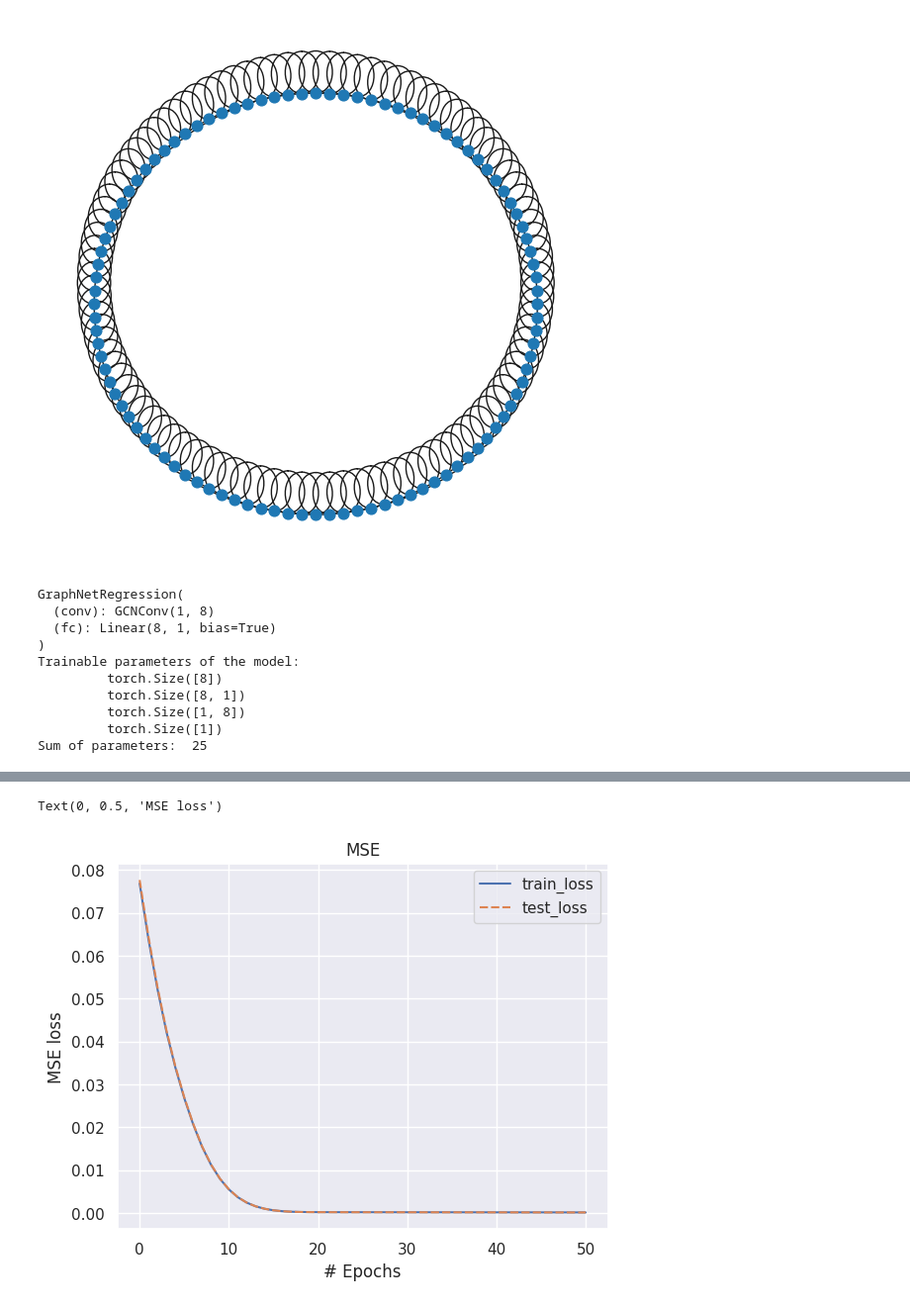
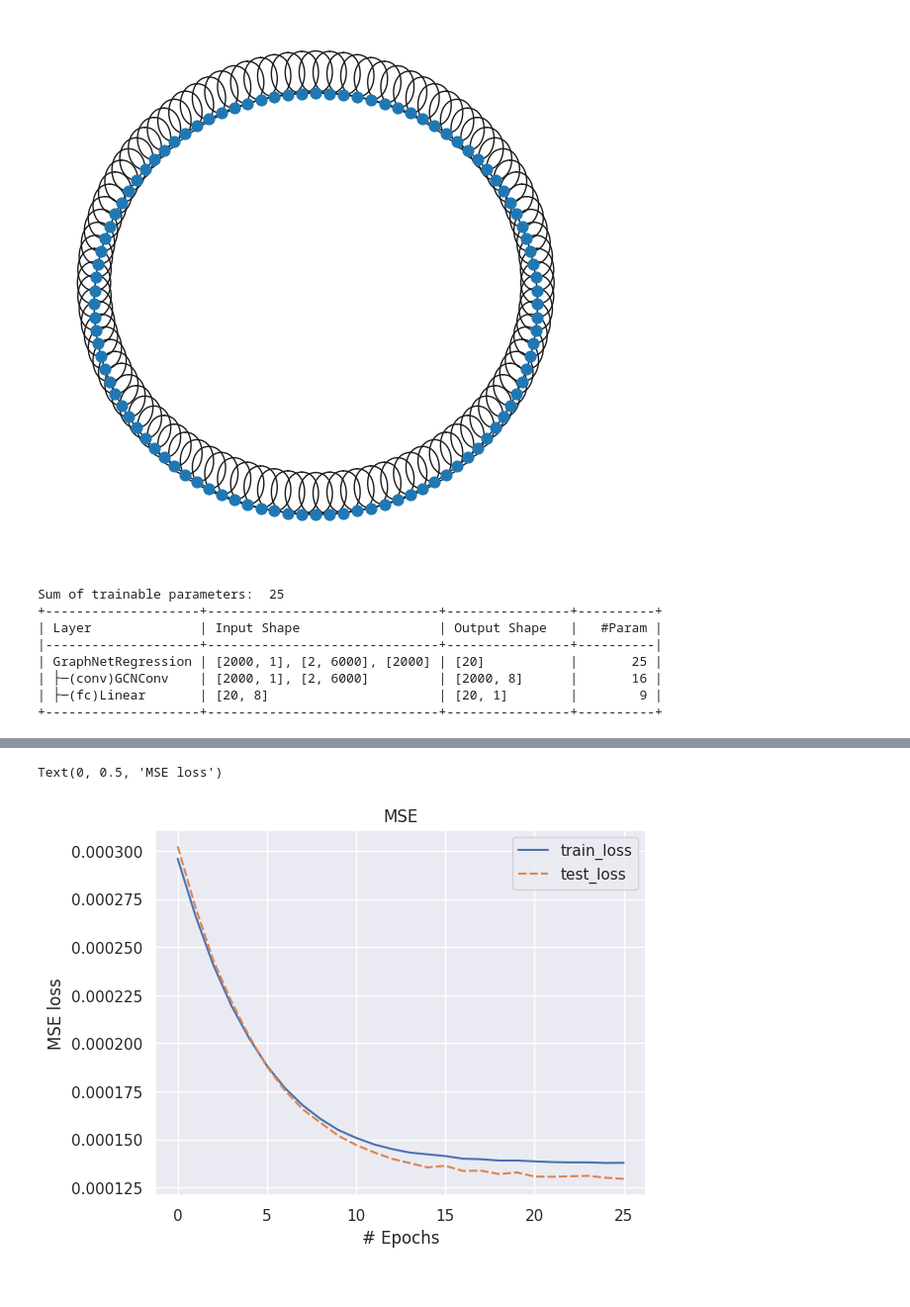
Before and after one commit to benbencik/sfg_gnn, a Jupyter notebook: notebooks/Ising_GCN.ipynb, the cells around one changed output, grey strips where cells are left out. Shown at 99% size. Cells and saved outputs as stored; diff of their text form; code cells hidden in the pictures.

```diff
--- a/notebooks/GCNConv.ipynb
+++ b/notebooks/Ising_GCN.ipynb
@@ -65,7 +66,7 @@ train_dataset = dataset[split:]
 test_dataset = dataset[:split]
 
 train_loader = DataLoader(train_dataset, shuffle=True, batch_size=20)
-test_loader = DataLoader(test_dataset, shuffle=True, batch_size=10)
+test_loader = DataLoader(test_dataset, shuffle=False, batch_size=10)
 print(f"Number of training graphs: {len(train_loader)}")
 print(f"Number of testing graphs: {len(test_loader)}")
 # %% [output]
@@ -107,6 +108,7 @@ num_node_features = 1
 num_output_features = 1
 model = GraphNetRegression(num_node_features, num_output_features)
 optimizer = torch.optim.Adam(model.parameters(), lr=0.0001)
+metric = torch.nn.MSELoss()
 
 def train():
     model.train()
@@ -114,9 +116,9 @@ def train():
     for data in train_loader:
         # Perform a single forward pass.
         out = model(data.x, data.edge_index, data.edge_weight, data.batch)
-        loss = F.mse_loss(out, data.y)
 
         # Derive gradients
+        loss = metric(out, data.y)
         loss.backward()
 
         # Update parameters based on gradients.
@@ -129,30 +131,27 @@ def test(loader, epoch):
      mse_loss = 0
      for data in loader:
         out = model(data.x, data.edge_index, data.edge_weight, data.batch)
-        loss = F.mse_loss(out, data.y)
+        loss = metric(out, data.y)
         mse_loss += loss
      return float(mse_loss) / len(loader)
 # %%
 """ Model parameters """
 
-print(model)
-print("Trainable parameters of the model:")
-for p in model.parameters():
-    if p.requires_grad: print('\t', p.shape)
-print("Sum of parameters: ", sum(p.numel() for p in model.parameters() if p.requires_grad))
+print("Sum of trainable parameters: ", sum(p.numel() for p in model.parameters() if p.requires_grad))
+for data in train_loader:
+    print(torch_geometric.nn.summary(model, data.x, data.edge_index, data.edge_weight, data.batch))
+    break
 # %% [output]
-GraphNetRegression(
-  (conv): GCNConv(1, 8)
-  (fc): Linear(8, 1, bias=True)
-)
-Trainable parameters of the model:
-         torch.Size([8])
-         torch.Size([8, 1])
-         torch.Size([1, 8])
-         torch.Size([1])
-Sum of parameters:  25
+Sum of trainable parameters:  25
++--------------------+------------------------------+----------------+----------+
+| Layer              | Input Shape                  | Output Shape   |   #Param |
+|--------------------+------------------------------+----------------+----------|
+| GraphNetRegression | [2000, 1], [2, 6000], [2000] | [20]           |       25 |
+| ├─(conv)GCNConv    | [2000, 1], [2, 6000]         | [2000, 8]      |       16 |
+| ├─(fc)Linear       | [20, 8]                      | [20, 1]        |        9 |
++--------------------+------------------------------+----------------+----------+
 # %%
-epoch = 50
+epoch = 25
 train_loss, test_loss = [], []
 for epoch in range(epoch+1):
     train()
@@ -189,5 +188,5 @@ Epoch: 050, Train Loss: 0.00016877, Test Loss: 0.00016252
 Text(0, 0.5, 'MSE loss')
-[figure, old version]
+[figure, new version]
 # %%
 pred_df = pandas.DataFrame(columns=['pred', 'y_true', 'mse'])
 model.eval()
```
Also changed, not shown: parts of 4 cells of this notebook, 1 other file.
